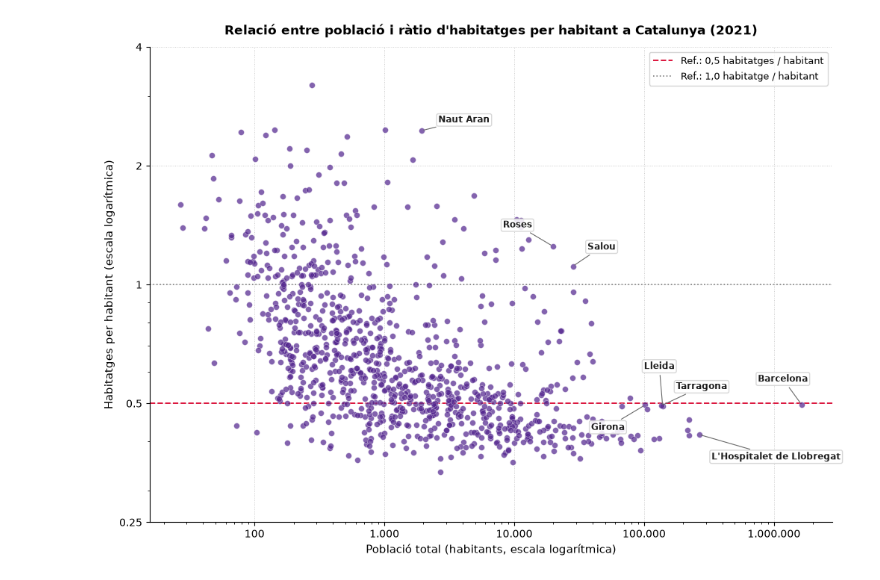
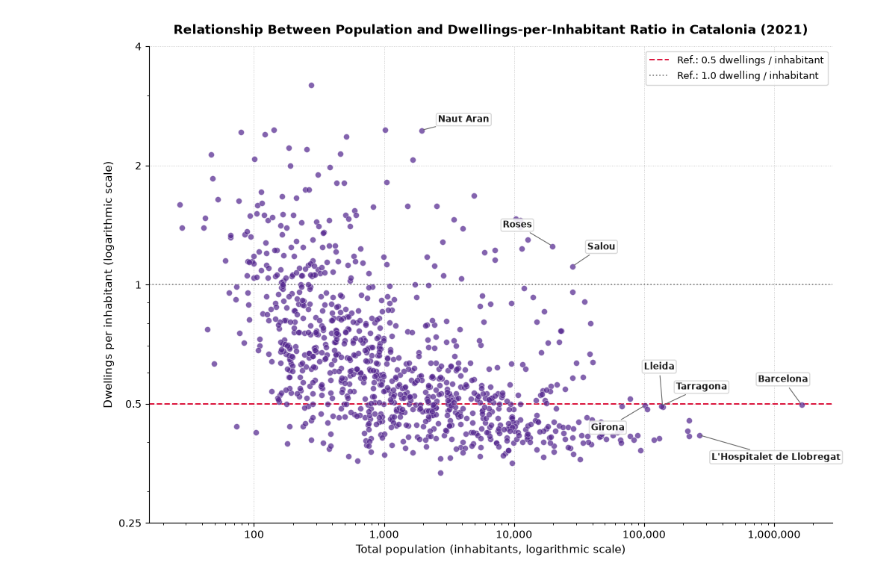
Before and after one commit to Lidia1508/Speculation-Map, a Jupyter notebook: code/BuildingsAvailable.ipynb, the cells around one changed output. Saved outputs shown, nothing was run; the diff lists cells and outputs as text; code cells hidden in the pictures.

```diff
--- a/code/BuildingsAvailable.ipynb
+++ b/code/BuildingsAvailable.ipynb
@@ -621,31 +656,31 @@ plt.show()
 # %%
-# Relació entre població i ràtio d'habitatges per habitant a Catalunya (2021)
+# Relationship between population and dwellings-per-inhabitant ratio in Catalonia (2021)
 
 import geopandas as gpd
 import matplotlib.pyplot as plt
 import matplotlib.ticker as ticker
 import pandas as pd
 
-municipis = gpd.read_file("../Data/CatalunyaMapMunicipalities.json") #carregar capa geografica per municipis de catalunya
-municipis["CODIMUNI"] = municipis["CODIMUNI"].astype(str).str.zfill(6)  # Convertir el codi municipal a text de 6 dígits amb zeros a l'esquerra (p. ex., '080193')
+municipis = gpd.read_file("../Data/CatalunyaMapMunicipalities.json")  # Load municipal geographic layer of Catalonia
+municipis["CODIMUNI"] = municipis["CODIMUNI"].astype(str).str.zfill(6)  # Convert municipal code to 6-digit zero-padded string (e.g., '080193')
 
-# Carregar i netejar les dades de població
+# Load and clean population data ('Dades' sheet from poblacio_codis.xlsx)
 ruta_pob = "../Data/BuildingsAvailable/poblacio_codis.xlsx"
 df_pob = pd.read_excel(ruta_pob, sheet_name="Dades", skiprows=1, dtype={0: str})
-df_pob = df_pob.rename(columns={df_pob.columns[0]: "Codi", df_pob.columns[1]: "Any"})  # Reanomenar les dues primeres columnes
-df_pob["Codi"] = df_pob["Codi"].ffill().str.strip().str.zfill(6)  # Omplir cap avall el codi municipal i assegurar 6 dígits
-df_pob = df_pob[df_pob["Codi"].str.match(r"^\d{6}$")].copy()  # Quedar-se només amb codis numèrics vàlids (elimina 'TOTAL' i les notes finals)
-df_pob["Any"] = df_pob["Any"].astype(int)  # Convertir l'any a enter
-df_pob["Poblacio"] = pd.to_numeric(df_pob["Total"], errors="coerce")  # Convertir la població total a numèric
+df_pob = df_pob.rename(columns={df_pob.columns[0]: "Codi", df_pob.columns[1]: "Any"})  # Rename first two columns
+df_pob["Codi"] = df_pob["Codi"].ffill().str.strip().str.zfill(6)  # Forward-fill municipal code and ensure 6 digits
+df_pob = df_pob[df_pob["Codi"].str.match(r"^\d{6}$")].copy()  # Keep only valid 6-digit numeric codes (drops 'TOTAL' and footer notes)
+df_pob["Any"] = df_pob["Any"].astype(int)  # Convert year to integer
+df_pob["Poblacio"] = pd.to_numeric(df_pob["Total"], errors="coerce")  # Convert total population to numeric
 
-# Llegir i preparar les dades d'habitatges del 2021
+# Read and prepare 2021 housing data
 ruta_hab = "../Data/BuildingsAvailable/habitatges2021.csv"
 df_hab = pd.read_csv(ruta_hab, sep=";", skiprows=5, dtype={"Codi": str})
-df_hab = df_hab.dropna(subset=["Codi"]).copy()        #Eliminar files sense codi municipal
-df_hab["Codi"] = df_hab["Codi"].str.strip().str.zfill(6)   # Netejar espais en blanc i assegurar que tots els codis tinguin 6 dígits
-df_hab["Total"] = pd.to_numeric(df_hab["Total habitatges familiars"], errors="coerce")   # Convertir la columna d'habitatges de l'any escollit a format numèric (els texts no vàlids passen a NaN)
+df_hab = df_hab.dropna(subset=["Codi"]).copy()        # Remove rows without a municipal code
+df_hab["Codi"] = df_hab["Codi"].str.strip().str.zfill(6)   # Strip whitespace and ensure 6-digit municipal codes
+df_hab["Total"] = pd.to_numeric(df_hab["Total habitatges familiars"], errors="coerce")   # Convert housing column to numeric (invalid strings become NaN)
 
-# Filtrar la població del 2021, creuar-la amb habitatges i nom del municipi, i calcular la ràtio
+# Filter 2021 population, merge with dwellings and municipality name, and compute ratio
 pob_2021 = df_pob[df_pob["Any"] == 2021][["Codi", "Poblacio"]]
 df = (
     df_hab[["Codi", "Total"]]
@@ -653,12 +688,12 @@ df = (
     .merge(municipis[["CODIMUNI", "NOMMUNI"]], left_on="Codi", right_on="CODIMUNI", how="inner")
     .dropna()
 )
-df = df[(df["Poblacio"] > 0) & (df["Total"] > 0)].copy()  # Eliminar valors no positius per poder aplicar escales logarítmiques
+df = df[(df["Poblacio"] > 0) & (df["Total"] > 0)].copy()  # Remove non-positive values to apply logarithmic scales
 df["Hab_per_hab"] = df["Total"] / df["Poblacio"]
 
 fig, ax = plt.subplots(figsize=(10, 7.2), layout="constrained")
 
-# Dibuixar gràfic de dispersió (Població vs. Ràtio)
+# Plot scatter chart (Population vs. Ratio)
 ax.scatter(
     df["Poblacio"],
     df["Hab_per_hab"],
@@ -670,11 +705,11 @@ ax.scatter(
     zorder=3,
 )
 
-# Línies horitzontals de referència
-ax.axhline(0.5, color="crimson", linestyle="--", linewidth=1.4, zorder=2, label="Ref.: 0,5 habitatges / habitant")
-ax.axhline(1.0, color="grey", linestyle=":", linewidth=1.2, zorder=2, label="Ref.: 1,0 habitatge / habitant")
+# Horizontal reference lines
+ax.axhline(0.5, color="crimson", linestyle="--", linewidth=1.4, zorder=2, label="Ref.: 0.5 dwellings / inhabitant")
+ax.axhline(1.0, color="grey", linestyle=":", linewidth=1.2, zorder=2, label="Ref.: 1.0 dwelling / inhabitant")
 
-# Llista de municipis a etiquetar: (patró_cerca, etiqueta_a_mostrar, desplaçament_x, desplaçament_y)
+# List of municipalities to label: (search_pattern, display_label, x_offset, y_offset)
 etiquetes_destacades = [
     (r"^Barcelona$", "Barcelona", -42, 22),
     (r"Hospitalet de Llobregat", "L'Hospitalet de Llobregat", 12, -24),
@@ -686,7 +721,7 @@ etiquetes_destacades = [
     (r"^Naut Aran$", "Naut Aran", 16, 8),
 ]
 
-# Recórrer la llista i afegir l'etiqueta a cada municipi destacat
+# Iterate through the list and annotate each highlighted municipality
 for patro, etiqueta, dx, dy in etiquetes_destacades:
     fila = df[df["NOMMUNI"].str.contains(patro, case=False, regex=True)]
     if not fila.empty:
@@ -696,41 +731,41 @@ for patro, etiqueta, dx, dy in etiquetes_destacades:
             xy=(r["Poblacio"], r["Hab_per_hab"]),
             xytext=(dx, dy),
             textcoords="offset points",
             fontsize=8.5,
             fontweight="bold",
             color="#1f1f1f",
             bbox=dict(boxstyle="round,pad=0.2", facecolor="white", edgecolor="lightgrey", alpha=0.88),
             arrowprops=dict(arrowstyle="-", color="dimgray", lw=0.8),
             zorder=4,
         )
 
-# Configurar escales logarítmiques als dos eixos
+# Configure logarithmic scales on both axes
 ax.set_xscale("log")
 ax.set_yscale("log")
 
-# Formatejar els números dels eixos sense notació científica
-fmt_enter = ticker.FuncFormatter(lambda x, _: f"{int(x):,}".replace(",", "."))
+# Format axis numbers without scientific notation
+fmt_enter = ticker.FuncFormatter(lambda x, _: f"{int(x):,}")
 fmt_decimal = ticker.FuncFormatter(lambda x, _: f"{x:g}")
 
 ax.xaxis.set_major_formatter(fmt_enter)
 ax.set_yticks([0.25, 0.5, 1, 2, 4])
 ax.yaxis.set_major_formatter(fmt_decimal)
 ax.yaxis.set_minor_formatter(ticker.NullFormatter())
 
-ax.grid(True, which="major", linestyle=":", linewidth=0.65, alpha=0.7, zorder=1)  # Afegir quadrícula suau de fons
-ax.spines["top"].set_visible(False)  # Amagar la vora superior del marc
-ax.spines["right"].set_visible(False)  # Amagar la vora dreta del marc
-ax.legend(loc="upper right", frameon=True, fontsize=9.5)  # Afegir llegenda de les línies de referència
+ax.grid(True, which="major", linestyle=":", linewidth=0.65, alpha=0.7, zorder=1)  # Add subtle background grid
+ax.spines["top"].set_visible(False)  # Hide top frame spine
+ax.spines["right"].set_visible(False)  # Hide right frame spine
+ax.legend(loc="upper right", frameon=True, fontsize=9.5)  # Add reference line legend
 
-ax.set_xlabel("Població total (habitants, escala logarítmica)", fontsize=10.5)
-ax.set_ylabel("Habitatges per habitant (escala logarítmica)", fontsize=10.5)
+ax.set_xlabel("Total population (inhabitants, logarithmic scale)", fontsize=10.5)
+ax.set_ylabel("Dwellings per inhabitant (logarithmic scale)", fontsize=10.5)
 ax.set_title(
-    "Relació entre població i ràtio d'habitatges per habitant a Catalunya (2021)",
+    "Relationship Between Population and Dwellings-per-Inhabitant Ratio in Catalonia (2021)",
     fontweight="bold",
     fontsize=12.5,
     pad=12,
 )
 
 plt.show()
 # %% [output]
-[figure, old version]
+[figure, new version]
```
Also changed, not shown: parts of 15 cells of this notebook.
